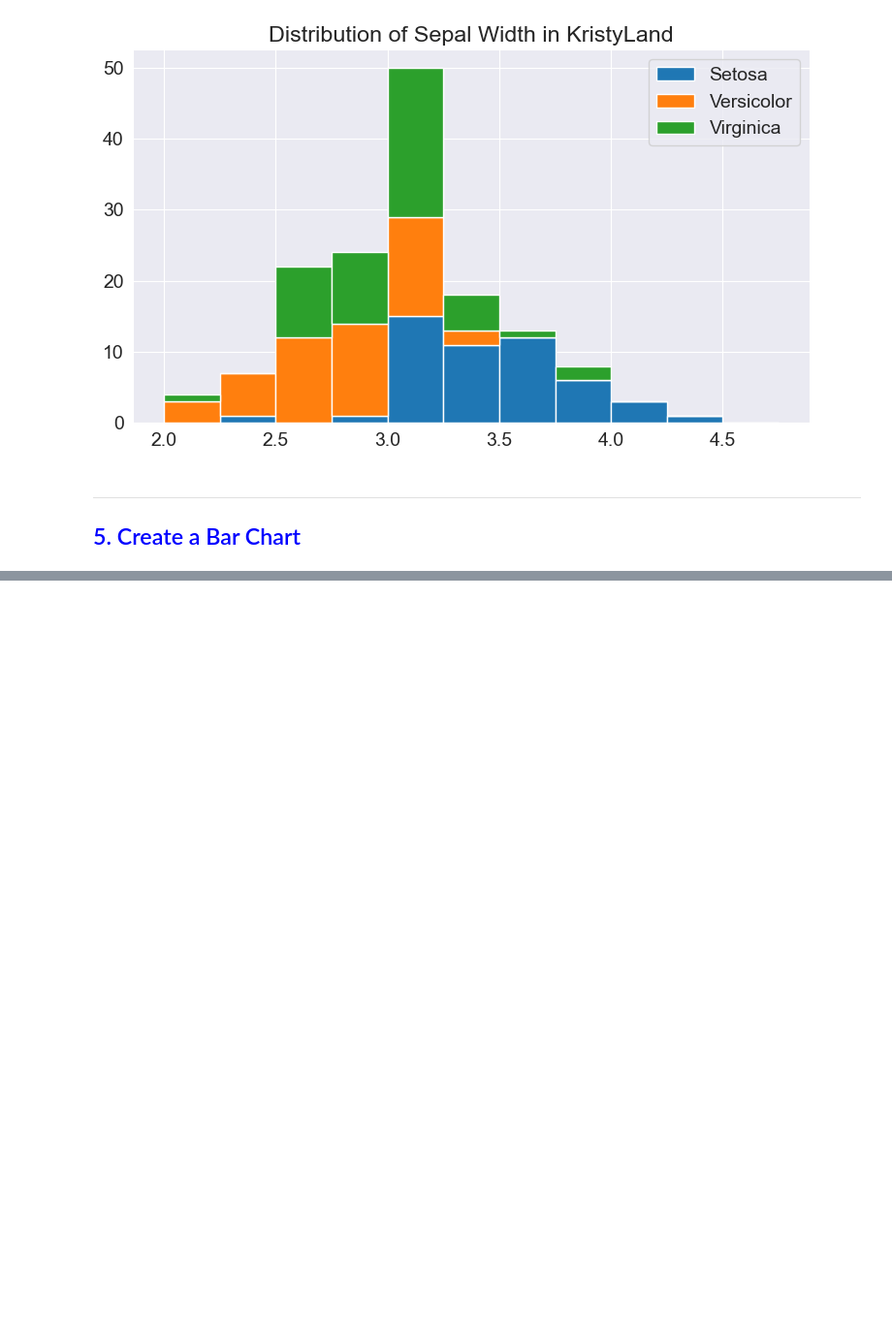
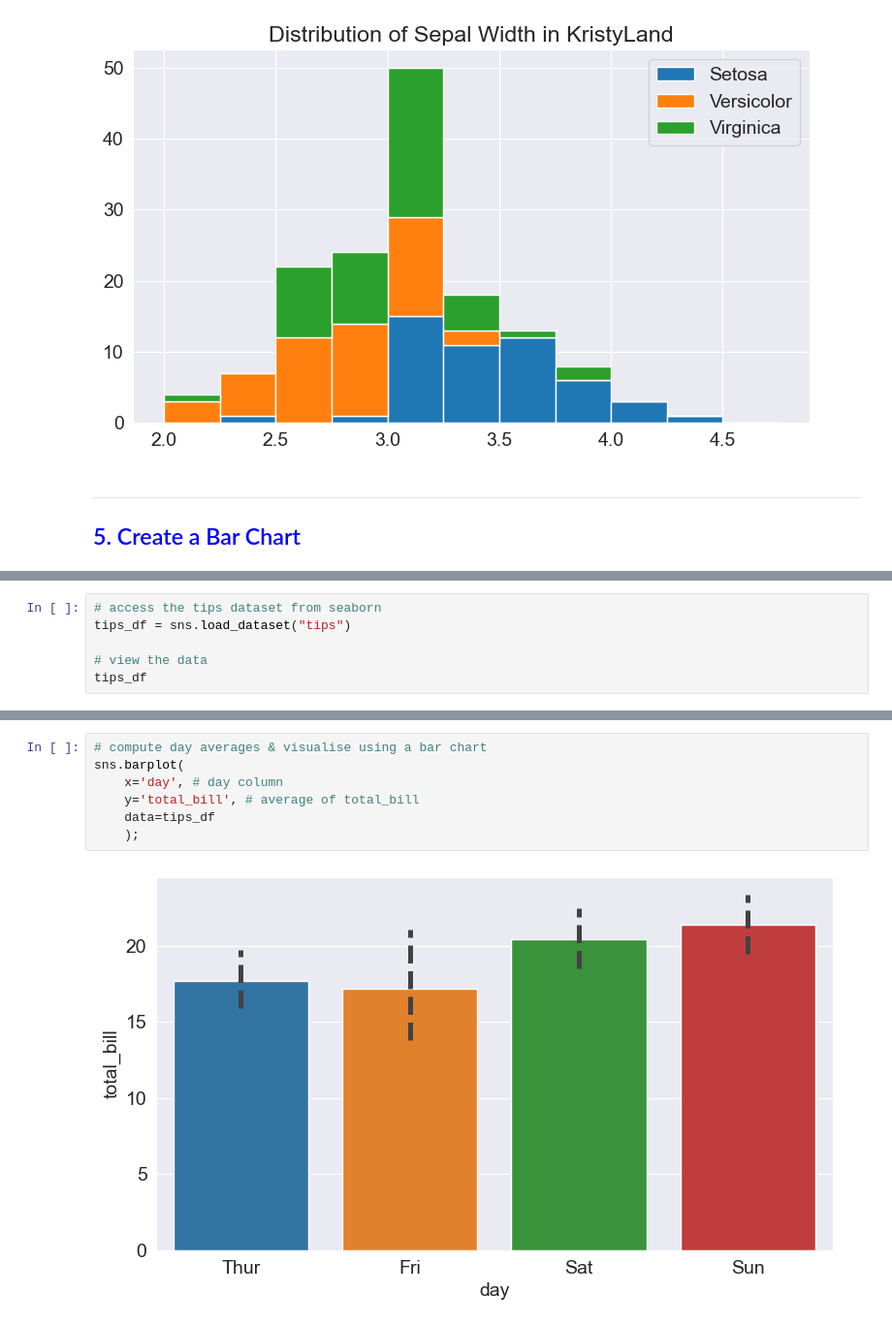
Before and after one commit to Ms-KL/python-data-science-playground, a Jupyter notebook: data-visualisation/data_visualisation.ipynb, the cells around one changed output, grey strips where cells are left out. Shown at 97% size. Saved outputs shown, nothing was run; the diff lists cells and outputs as text; blank space fills up the shorter version.

```diff
--- a/data-visualisation/data_visualisation.ipynb
+++ b/data-visualisation/data_visualisation.ipynb
@@ -502,0 +532,6 @@ plt.legend(['Setosa', 'Versicolor', 'Virginica']);
+# %%
+# access the tips dataset from seaborn
+tips_df = sns.load_dataset("tips")
+
+# view the data
+tips_df
@@ -502,0 +552,9 @@ plt.legend(['Setosa', 'Versicolor', 'Virginica']);
+# %%
+# compute day averages & visualise using a bar chart
+sns.barplot(
+    x='day', # day column
+    y='total_bill', # average of total_bill
+    data=tips_df
+    );
+# %% [output]
+[figure, added]
```
Also changed, not shown: parts of 10 cells of this notebook.
